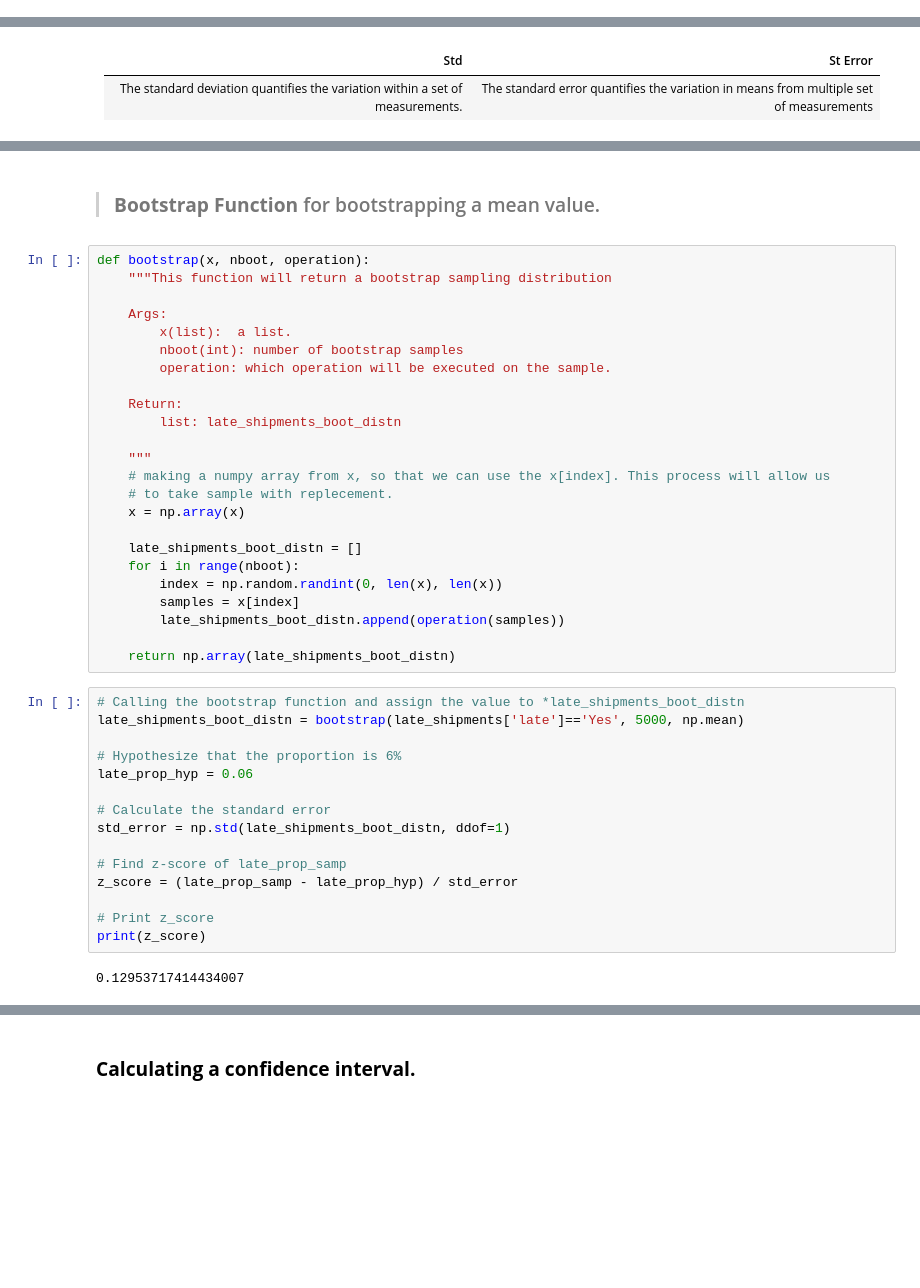
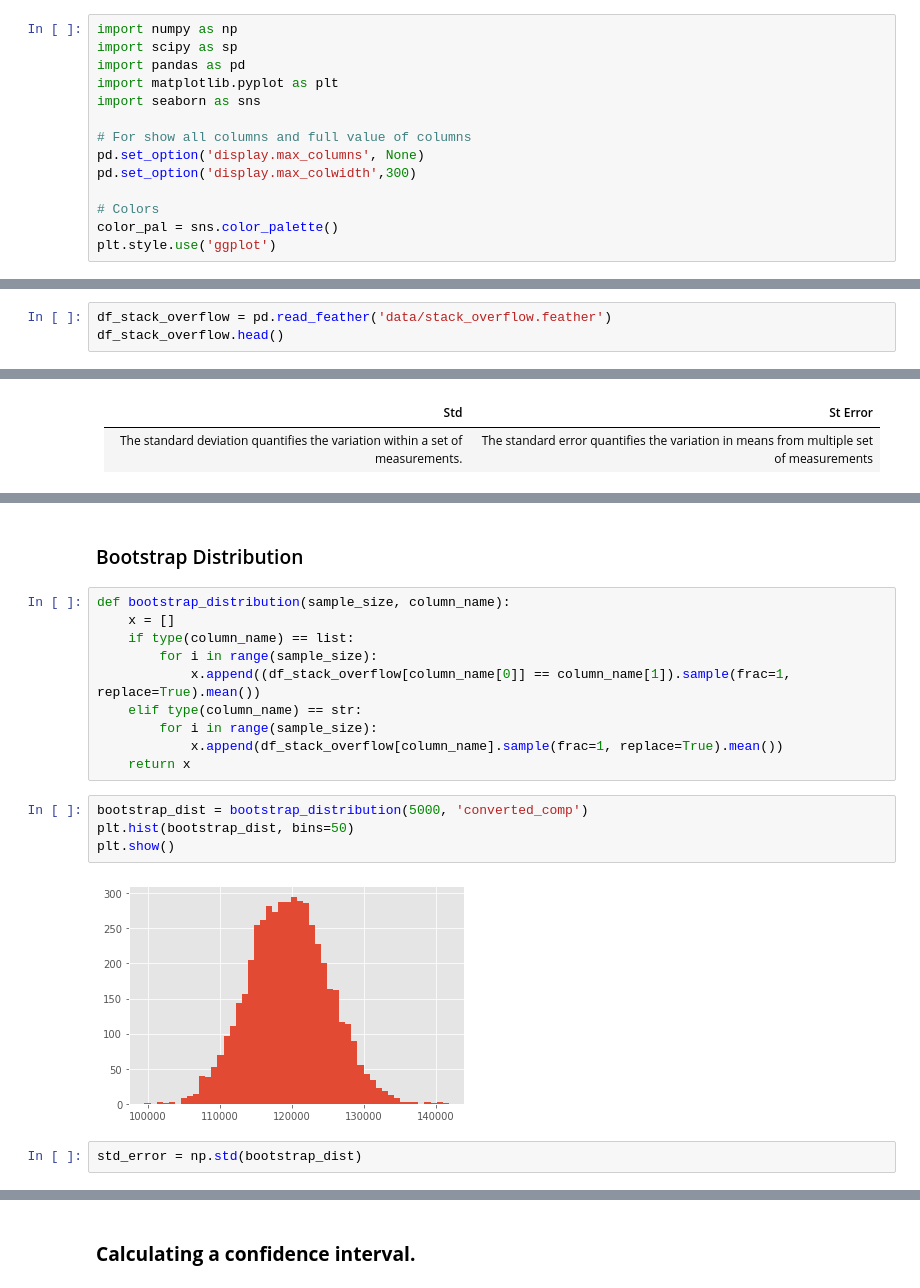
Before and after one commit to Amir-UL-Islam/Machine-Learning-Notebooks, a Jupyter notebook: Statistics/hypo.ipynb, the cells around one changed output, grey strips where cells are left out. Cells and saved outputs as stored; diff of their text form; blank space fills up the shorter version.

```diff
--- a/Statistics/hypo.ipynb
+++ b/Statistics/hypo.ipynb
@@ -1,3 +1,17 @@
+# %%
+import numpy as np
+import scipy as sp
+import pandas as pd
+import matplotlib.pyplot as plt
+import seaborn as sns
+
+# For show all columns and full value of columns
+pd.set_option('display.max_columns', None)
+pd.set_option('display.max_colwidth',300)
+
+# Colors
+color_pal = sns.color_palette()
+plt.style.use('ggplot')
 # %% [markdown]
 ## **Hypothesis Testing**
 # %% [markdown]
@@ -26,0 +45,3 @@
+# %%
+df_stack_overflow = pd.read_feather('data/stack_overflow.feather')
+df_stack_overflow.head()
@@ -66,43 +84,20 @@ late_prop_samp = (late_shipments['late']=='Yes').mean()
-# %% [markdown]
->### **Bootstrap Function** for bootstrapping a mean value.
-# %%
-def bootstrap(x, nboot, operation):
-    """This function will return a bootstrap sampling distribution
-
-    Args:
-        x(list):  a list.
-        nboot(int): number of bootstrap samples
-        operation: which operation will be executed on the sample.
-
-    Return:
-        list: late_shipments_boot_distn
-
-    """
-    # making a numpy array from x, so that we can use the x[index]. This process will allow us
-    # to take sample with replecement.
-    x = np.array(x)
-
-    late_shipments_boot_distn = []
-    for i in range(nboot):
-        index = np.random.randint(0, len(x), len(x))
-        samples = x[index]
-        late_shipments_boot_distn.append(operation(samples))
-
-    return np.array(late_shipments_boot_distn)
-# %%
-# Calling the bootstrap function and assign the value to *late_shipments_boot_distn
-late_shipments_boot_distn = bootstrap(late_shipments['late']=='Yes', 5000, np.mean)
-
-# Hypothesize that the proportion is 6%
-late_prop_hyp = 0.06
-
-# Calculate the standard error
-std_error = np.std(late_shipments_boot_distn, ddof=1)
-
-# Find z-score of late_prop_samp
-z_score = (late_prop_samp - late_prop_hyp) / std_error
-
-# Print z_score
-print(z_score)
-# %% [output]
-0.12953717414434007
+# %% [markdown]
+### Bootstrap Distribution
+# %%
+def bootstrap_distribution(sample_size, column_name):
+    x = []
+    if type(column_name) == list:
+        for i in range(sample_size):
+            x.append((df_stack_overflow[column_name[0]] == column_name[1]).sample(frac=1, replace=True).mean())
+    elif type(column_name) == str:
+        for i in range(sample_size):
+            x.append(df_stack_overflow[column_name].sample(frac=1, replace=True).mean())
+    return x
+# %%
+bootstrap_dist = bootstrap_distribution(5000, 'converted_comp')
+plt.hist(bootstrap_dist, bins=50)
+plt.show()
+# %% [output]
+[figure, added]
+# %%
+std_error = np.std(bootstrap_dist)
```
Also changed, not shown: parts of 66 cells of this notebook, 12 other files.
